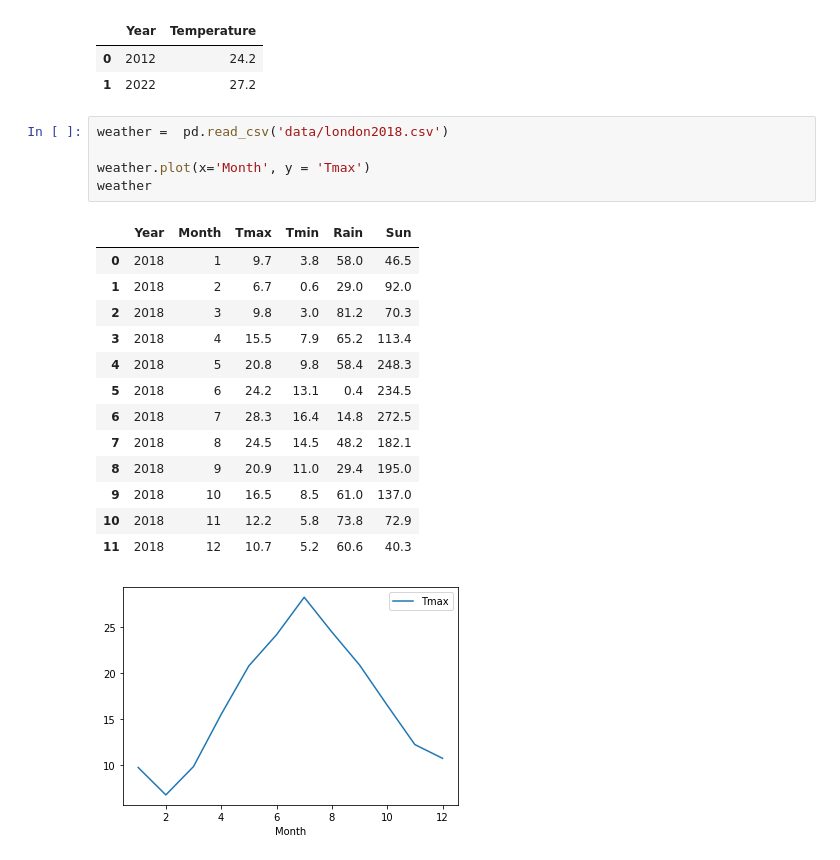
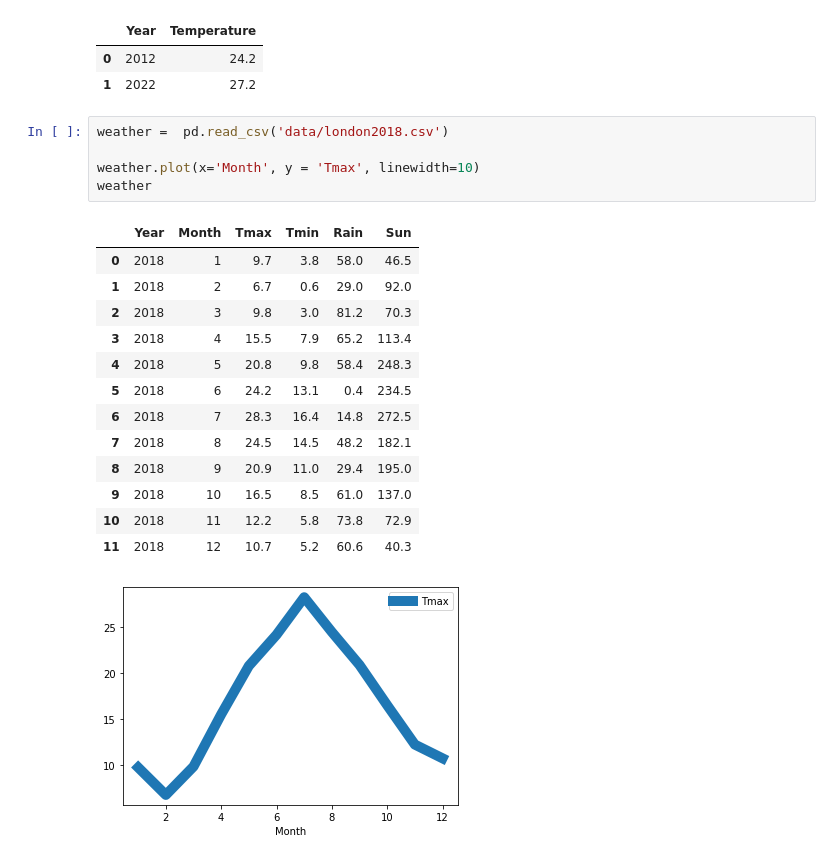
Before and after one commit to alanjones2/12Visuals, a Jupyter notebook: 12visuals.ipynb, the cells around one changed output. Saved outputs shown, nothing was run; the diff lists cells and outputs as text.

```diff
--- a/12visuals.ipynb
+++ b/12visuals.ipynb
@@ -13,20 +13,20 @@ temps
 # %%
 weather =  pd.read_csv('data/london2018.csv')
 
-weather.plot(x='Month', y = 'Tmax')
+weather.plot(x='Month', y = 'Tmax', linewidth=10)
 weather
 # %% [output]
 |  | Year | Month | Tmax | Tmin | Rain | Sun |
 | 0 | 2018 | 1 | 9.7 | 3.8 | 58.0 | 46.5 |
 | 1 | 2018 | 2 | 6.7 | 0.6 | 29.0 | 92.0 |
 | 2 | 2018 | 3 | 9.8 | 3.0 | 81.2 | 70.3 |
 | 3 | 2018 | 4 | 15.5 | 7.9 | 65.2 | 113.4 |
 | 4 | 2018 | 5 | 20.8 | 9.8 | 58.4 | 248.3 |
 | 5 | 2018 | 6 | 24.2 | 13.1 | 0.4 | 234.5 |
 | 6 | 2018 | 7 | 28.3 | 16.4 | 14.8 | 272.5 |
 | 7 | 2018 | 8 | 24.5 | 14.5 | 48.2 | 182.1 |
 | 8 | 2018 | 9 | 20.9 | 11.0 | 29.4 | 195.0 |
 | 9 | 2018 | 10 | 16.5 | 8.5 | 61.0 | 137.0 |
 | 10 | 2018 | 11 | 12.2 | 5.8 | 73.8 | 72.9 |
 | 11 | 2018 | 12 | 10.7 | 5.2 | 60.6 | 40.3 |
-[figure, old version]
+[figure, new version]
```
Also changed, not shown: parts of 2 cells of this notebook, 1 other file.
